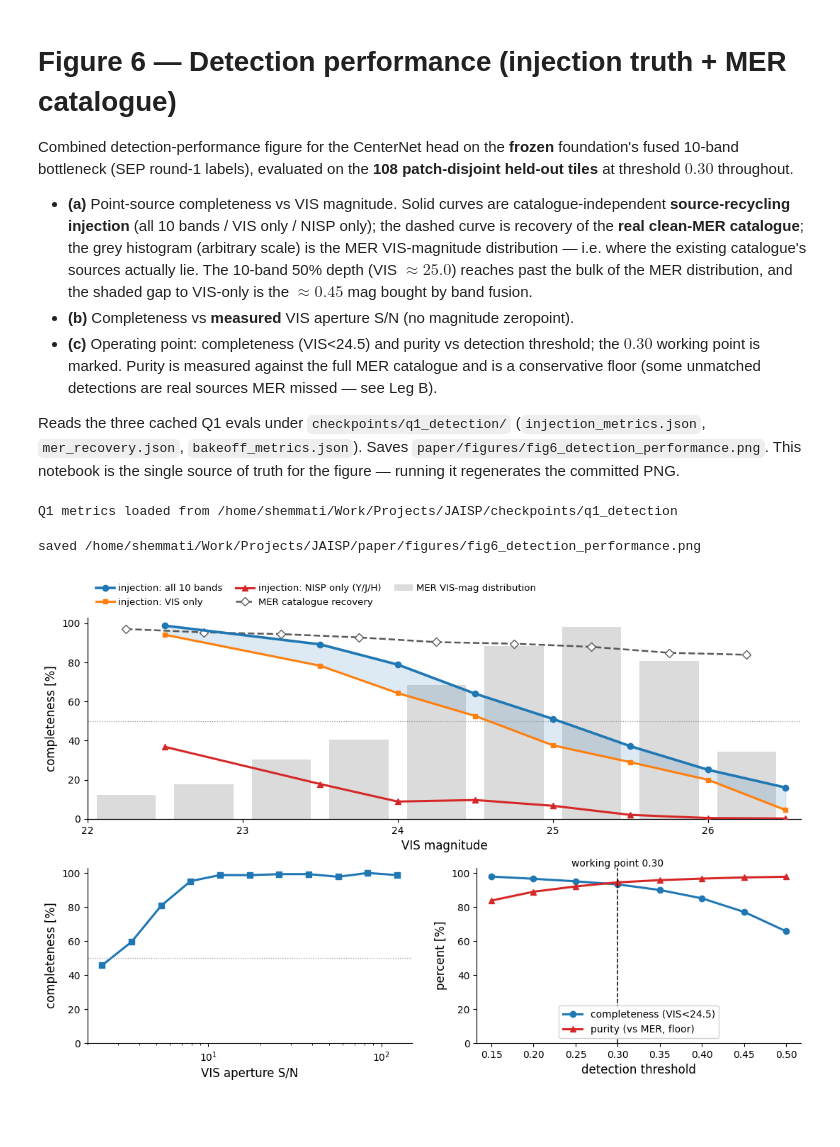
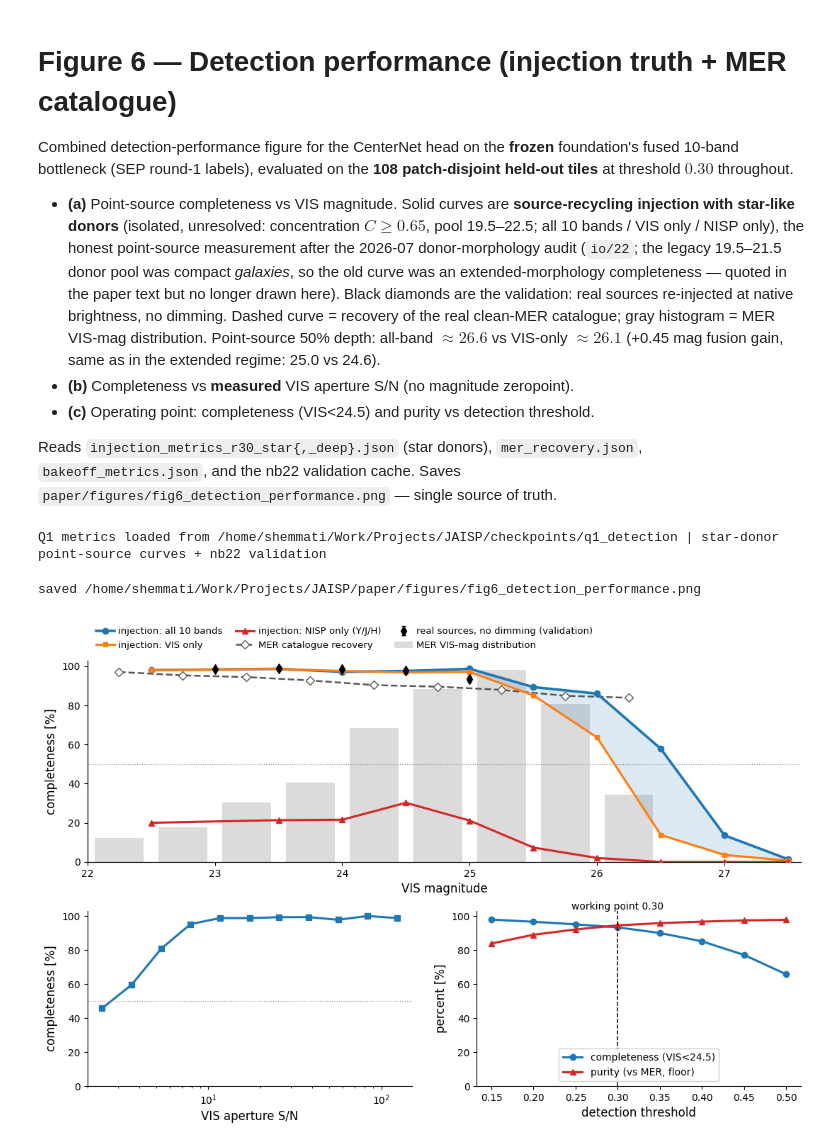
Before and after one commit to xoubish/JAISP, a Jupyter notebook: paper/paper_figures/figure_6_injection.ipynb, the cells around one changed output. Cells and saved outputs as stored; diff of their text form; code cells hidden in the pictures; blank space fills up the shorter version.

Commit message:
detection improved

```diff
--- a/paper/paper_figures/figure_6_injection.ipynb
+++ b/paper/paper_figures/figure_6_injection.ipynb
@@ -5,21 +5,21 @@ Combined detection-performance figure for the CenterNet head on the **frozen** f
 fused 10-band bottleneck (SEP round-1 labels), evaluated on the **108 patch-disjoint
 held-out tiles** at threshold $0.30$ throughout.
 
-- **(a)** Point-source completeness vs VIS magnitude. Solid curves are catalogue-independent
-  **source-recycling injection** (all 10 bands / VIS only / NISP only); the dashed curve is
-  recovery of the **real clean-MER catalogue**; the grey histogram (arbitrary scale) is the
-  MER VIS-magnitude distribution — i.e. where the existing catalogue's sources actually lie.
-  The 10-band 50% depth (VIS $\approx25.0$) reaches past the bulk of the MER distribution, and
-  the shaded gap to VIS-only is the $\approx0.45$ mag bought by band fusion.
+- **(a)** Point-source completeness vs VIS magnitude. Solid curves are **source-recycling
+  injection with star-like donors** (isolated, unresolved: concentration $C\geq0.65$, pool
+  19.5–22.5; all 10 bands / VIS only / NISP only), the honest point-source measurement after
+  the 2026-07 donor-morphology audit (`io/22`; the legacy 19.5–21.5 donor pool was compact
+  *galaxies*, so the old curve was an extended-morphology completeness — quoted in the paper
+  text but no longer drawn here). Black diamonds are the
+  validation: real sources re-injected at native brightness, no dimming. Dashed curve =
+  recovery of the real clean-MER catalogue; gray histogram = MER VIS-mag distribution.
+  Point-source 50% depth: all-band $\approx26.6$ vs VIS-only $\approx26.1$ (+0.45 mag fusion
+  gain, same as in the extended regime: 25.0 vs 24.6).
 - **(b)** Completeness vs **measured** VIS aperture S/N (no magnitude zeropoint).
-- **(c)** Operating point: completeness (VIS<24.5) and purity vs detection threshold; the
-  $0.30$ working point is marked. Purity is measured against the full MER catalogue and is a
-  conservative floor (some unmatched detections are real sources MER missed — see Leg B).
+- **(c)** Operating point: completeness (VIS<24.5) and purity vs detection threshold.
 
-Reads the three cached Q1 evals under `checkpoints/q1_detection/`
-(`injection_metrics.json`, `mer_recovery.json`, `bakeoff_metrics.json`). Saves
-`paper/figures/fig6_detection_performance.png`. This notebook is the single source of truth
-for the figure — running it regenerates the committed PNG.
+Reads `injection_metrics_r30_star{,_deep}.json` (star donors), `mer_recovery.json`, `bakeoff_metrics.json`, and the nb22
+validation cache. Saves `paper/figures/fig6_detection_performance.png` — single source of truth.
 # %%
 import json
 from pathlib import Path
@@ -34,14 +34,28 @@ def find_repo_root(s=None):
 REPO=find_repo_root()
 D   = REPO/'checkpoints'/'q1_detection'          # production detector = CenterNet + SEP labels
 OUT = REPO/'paper'/'figures'/'fig6_detection_performance.png'
-for p in ('injection_metrics.json','mer_recovery.json','bakeoff_metrics.json'):
+for p in ('injection_metrics_r30_star.json','injection_metrics_r30_star_deep.json',
+          'mer_recovery.json','bakeoff_metrics.json'):
     assert (D/p).exists(), f'missing Q1 metric: {D/p}  (run models/detection eval first)'
-inj = json.load(open(D/'injection_metrics.json'))['cn_vis_sep']   # all/vis/nisp injection curves
+_star = json.load(open(D/'injection_metrics_r30_star.json'))['cn_vis_sep']['curves']
+_deep = json.load(open(D/'injection_metrics_r30_star_deep.json'))['cn_vis_sep']['curves']
+inj = {m: {'mag': _star[m]['mag'] + _deep[m]['mag'],
+           'comp': _star[m]['comp'] + _deep[m]['comp']} for m in ('all','vis','nisp')}
 rec = json.load(open(D/'mer_recovery.json'))                       # MER recovery + S/N + hist
 bak = json.load(open(D/'bakeoff_metrics.json'))['cn_vis_sep']['rows']  # conf sweep
-print('Q1 metrics loaded from', D)
+# real-source (no dimming) validation points from the nb22 audit cache
+_v = json.load(open(REPO/'io'/'_nb22_outputs'/'records.json'))
+VBINS = (23.0, 23.5, 24.0, 24.5, 25.0)
+_t = {m: [0, 0] for m in VBINS}
+for tr in _v.values():
+    if 'skip' in tr: continue
+    for m in VBINS:
+        r, n = tr['nodim'][str(m)]; _t[m][0] += r; _t[m][1] += n
+val_comp = np.array([100*_t[m][0]/max(_t[m][1],1) for m in VBINS])
+val_err  = 100*np.sqrt(val_comp/100*(1-val_comp/100)/np.array([max(_t[m][1],1) for m in VBINS]))
+print('Q1 metrics loaded from', D, '| star-donor point-source curves + nb22 validation')
 # %% [output]
-Q1 metrics loaded from /home/shemmati/Work/Projects/JAISP/checkpoints/q1_detection
+Q1 metrics loaded from /home/shemmati/Work/Projects/JAISP/checkpoints/q1_detection | star-donor point-source curves + nb22 validation
 # %%
 # ---- assemble the 3-panel figure (a: wide top, b/c: bottom) ----
 CA, CV, CN, CP = '#1f77b4', '#ff7f0e', '#d62728', '#d62728'
@@ -55,46 +69,48 @@ at = a.twinx()
 at.bar(hc, rec['mer_hist'], width=0.38, color='0.86', zorder=0, label='MER VIS-mag distribution')
 at.set_yticks([])   # histogram is illustrative context; no right-axis scale needed
 a.set_zorder(at.get_zorder() + 1); a.patch.set_visible(False)
-mag = np.array(inj['curves']['all']['mag'])
-cu = {k: np.array(inj['curves'][k]['comp']) for k in ('all', 'vis', 'nisp')}
+mag = np.array(inj['all']['mag'])
+cu = {k: np.array(inj[k]['comp']) for k in ('all', 'vis', 'nisp')}
 a.fill_between(mag, cu['vis'], cu['all'], color=CA, alpha=0.15, zorder=2)
 a.plot(mag, cu['all'], '-o', color=CA, lw=2.6, ms=6, label='injection: all 10 bands', zorder=5)
 a.plot(mag, cu['vis'], '-s', color=CV, lw=2.2, ms=5, label='injection: VIS only', zorder=5)
 a.plot(mag, cu['nisp'], '-^', color=CN, lw=2.2, ms=6, label='injection: NISP only (Y/J/H)', zorder=5)
 a.plot(rec['rec_mag'], rec['rec_comp'], '--D', color='0.35', lw=1.8, ms=6, mfc='white', zorder=4,
        label='MER catalogue recovery')
+a.errorbar(VBINS, val_comp, val_err, fmt='d', color='k', ms=7, capsize=2.5, zorder=6, lw=1.2,
+           label='real sources, no dimming (validation)')
 a.axhline(50, color='0.6', lw=0.9, ls=':')
-a.set_xlim(22, 26.6); a.set_ylim(0, 103)
+a.set_xlim(22, 27.6); a.set_ylim(0, 103)
 a.set_xlabel('VIS magnitude', fontsize=12); a.set_ylabel('completeness [%]', fontsize=12)
 a.tick_params(labelsize=10)
 h1, l1 = a.get_legend_handles_labels(); h2, l2 = at.get_legend_handles_labels()
 a.legend(h1 + h2, l1 + l2, fontsize=9.5, loc='lower left', bbox_to_anchor=(0.0, 1.01),
          ncol=3, frameon=False, columnspacing=1.4, handletextpad=0.4)
 
 # ---- (b) completeness vs measured VIS aperture S/N ----
 b.plot(rec['snr_x'], rec['snr_comp'], '-s', color=CA, lw=2.2, ms=6)
 b.axhline(50, color='0.6', lw=0.9, ls=':'); b.set_xscale('log'); b.set_ylim(0, 103)
 b.set_xlabel('VIS aperture S/N', fontsize=12); b.set_ylabel('completeness [%]', fontsize=12)
 b.tick_params(labelsize=10)
 
 # ---- (c) completeness & purity vs threshold ----
 keys = sorted(bak, key=float); confs = [float(k) for k in keys]
 comp = [bak[k]['completeness'] for k in keys]; pur = [bak[k]['purity'] for k in keys]
 c.plot(confs, comp, '-o', color=CA, lw=2.2, ms=6, label='completeness (VIS<24.5)')
 c.plot(confs, pur, '-^', color=CP, lw=2.2, ms=6, label='purity (vs MER, floor)')
 c.axvline(0.30, color='k', lw=1.1, ls='--')
 c.text(0.30, 104, 'working point 0.30', fontsize=10, ha='center', color='k')
 c.set_ylim(0, 103); c.set_xlabel('detection threshold', fontsize=12); c.set_ylabel('percent [%]', fontsize=12)
 c.tick_params(labelsize=10); c.legend(fontsize=10, loc='lower center', frameon=True, framealpha=0.9)
 
 for x in (a, b, c):
     for s in ('top', 'right'): x.spines[s].set_visible(False)
 for s in ('top', 'right'): at.spines[s].set_visible(False)
 
 OUT.parent.mkdir(parents=True, exist_ok=True)
 fig.savefig(OUT, dpi=200, bbox_inches='tight', facecolor='white')
 print('saved', OUT)
 plt.show()
 # %% [output]
 saved /home/shemmati/Work/Projects/JAISP/paper/figures/fig6_detection_performance.png
-[figure, old version]
+[figure, new version]
```
Also changed, not shown: 10 other files.
